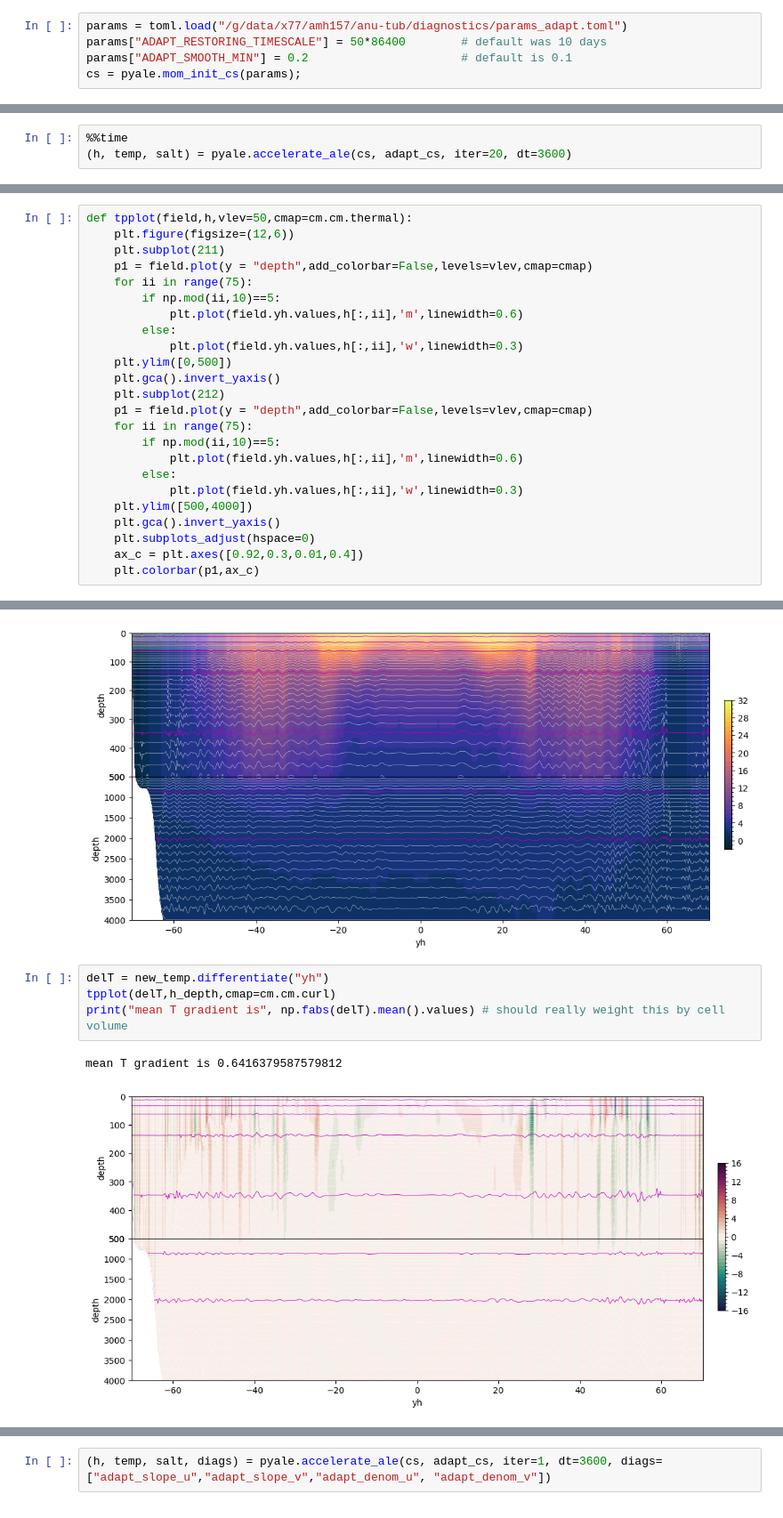
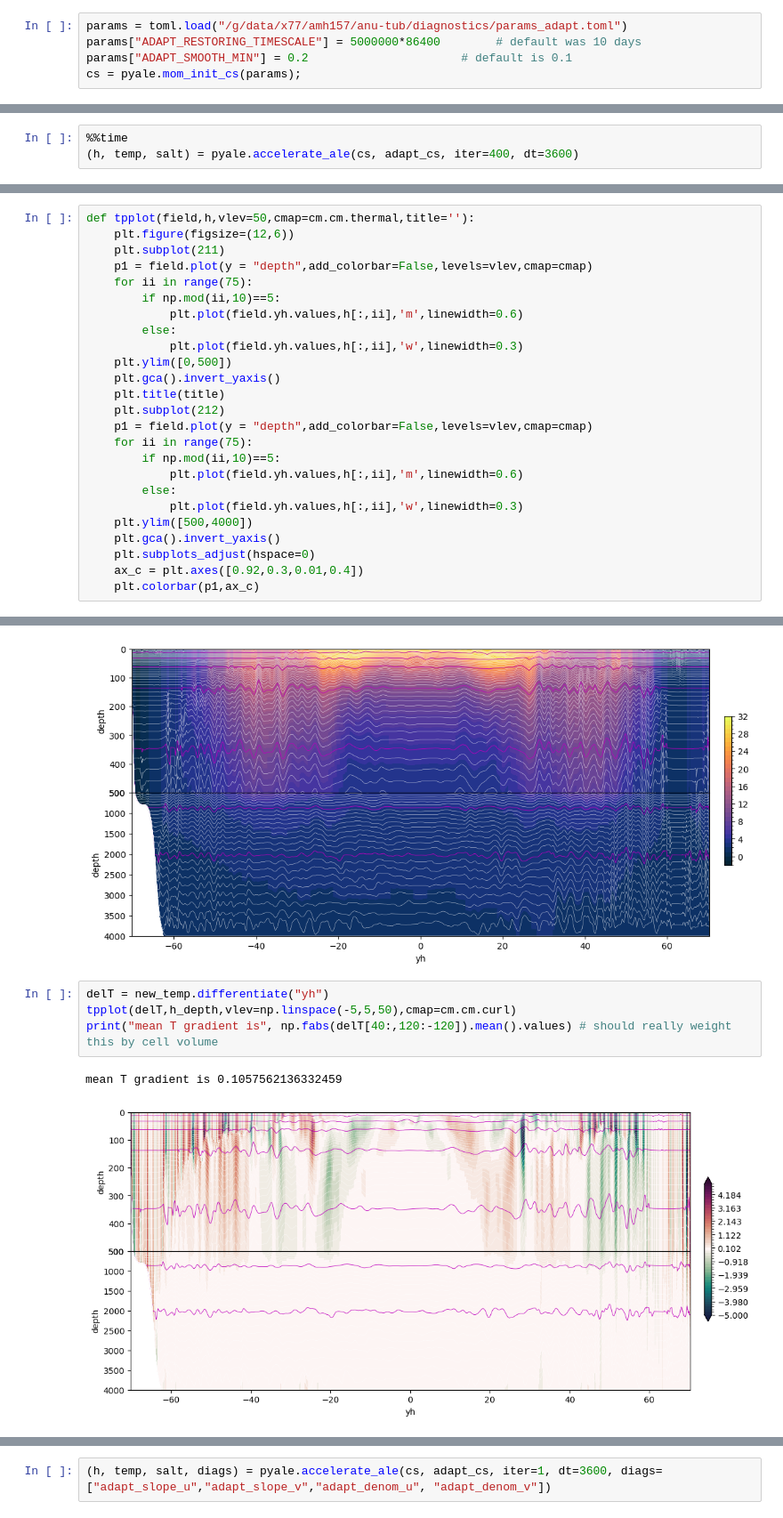
Before and after one commit to AndyHoggANU/anu-tub, a Jupyter notebook: diagnostics/AG_VertRegrid.ipynb, the cells around one changed output, grey strips where cells are left out. Shown at 89% size. Drawn from its saved outputs; the diff is of its cells as text.

```diff
--- a/diagnostics/AG_VertRegrid.ipynb
+++ b/diagnostics/AG_VertRegrid.ipynb
@@ -43,7 +43,7 @@ Text(0.5, 1.0, 'Temperature')
 This function reads in the parameters from the default `.toml` file, and sets up the function. Note that we have optimised default parameters and specify updated parameters manually -- see `Evaluate_AG_Coord.ipynb` for details.
 # %%
 params = toml.load("/g/data/x77/amh157/anu-tub/diagnostics/params_adapt.toml")
-params["ADAPT_RESTORING_TIMESCALE"] = 50*86400        # default was 10 days
+params["ADAPT_RESTORING_TIMESCALE"] = 5000000*86400        # default was 10 days
 params["ADAPT_SMOOTH_MIN"] = 0.2                      # default is 0.1
 cs = pyale.mom_init_cs(params);
 # %% [output]
@@ -87,5 +87,5 @@ adapt_cs = pyale.mom_init_regrid(cs, params, "ADAPTIVE")
  init_MOM_state MAX_LAYER_THICKNESS_CONFIG: 'NONE'
 # %%
 %%time
-(h, temp, salt) = pyale.accelerate_ale(cs, adapt_cs, iter=20, dt=3600)
+(h, temp, salt) = pyale.accelerate_ale(cs, adapt_cs, iter=400, dt=3600)
 # %% [output]
@@ -94,5 +94,5 @@ Wall time: 24 s
 # %%
-def tpplot(field,h,vlev=50,cmap=cm.cm.thermal):
+def tpplot(field,h,vlev=50,cmap=cm.cm.thermal,title=''):
     plt.figure(figsize=(12,6))
     plt.subplot(211)
     p1 = field.plot(y = "depth",add_colorbar=False,levels=vlev,cmap=cmap)
@@ -103,6 +103,7 @@ def tpplot(field,h,vlev=50,cmap=cm.cm.thermal):
             plt.plot(field.yh.values,h[:,ii],'w',linewidth=0.3)
     plt.ylim([0,500])
     plt.gca().invert_yaxis()
+    plt.title(title)
     plt.subplot(212)
     p1 = field.plot(y = "depth",add_colorbar=False,levels=vlev,cmap=cmap)
     for ii in range(75):
@@ -124,8 +125,8 @@ tpplot(new_temp,h_depth,vlev=vlev,cmap=cm.cm.thermal)
 [figure]
 # %%
 delT = new_temp.differentiate("yh")
-tpplot(delT,h_depth,cmap=cm.cm.curl)
-print("mean T gradient is", np.fabs(delT).mean().values) # should really weight this by cell volume
+tpplot(delT,h_depth,vlev=np.linspace(-5,5,50),cmap=cm.cm.curl)
+print("mean T gradient is", np.fabs(delT[40:,120:-120]).mean().values) # should really weight this by cell volume
 # %% [output]
-mean T gradient is 0.6416379587579812
+mean T gradient is 0.1057562136332459
-[figure, old version]
+[figure, new version]
```
Also changed, not shown: parts of 13 cells of this notebook, 1 other file.
